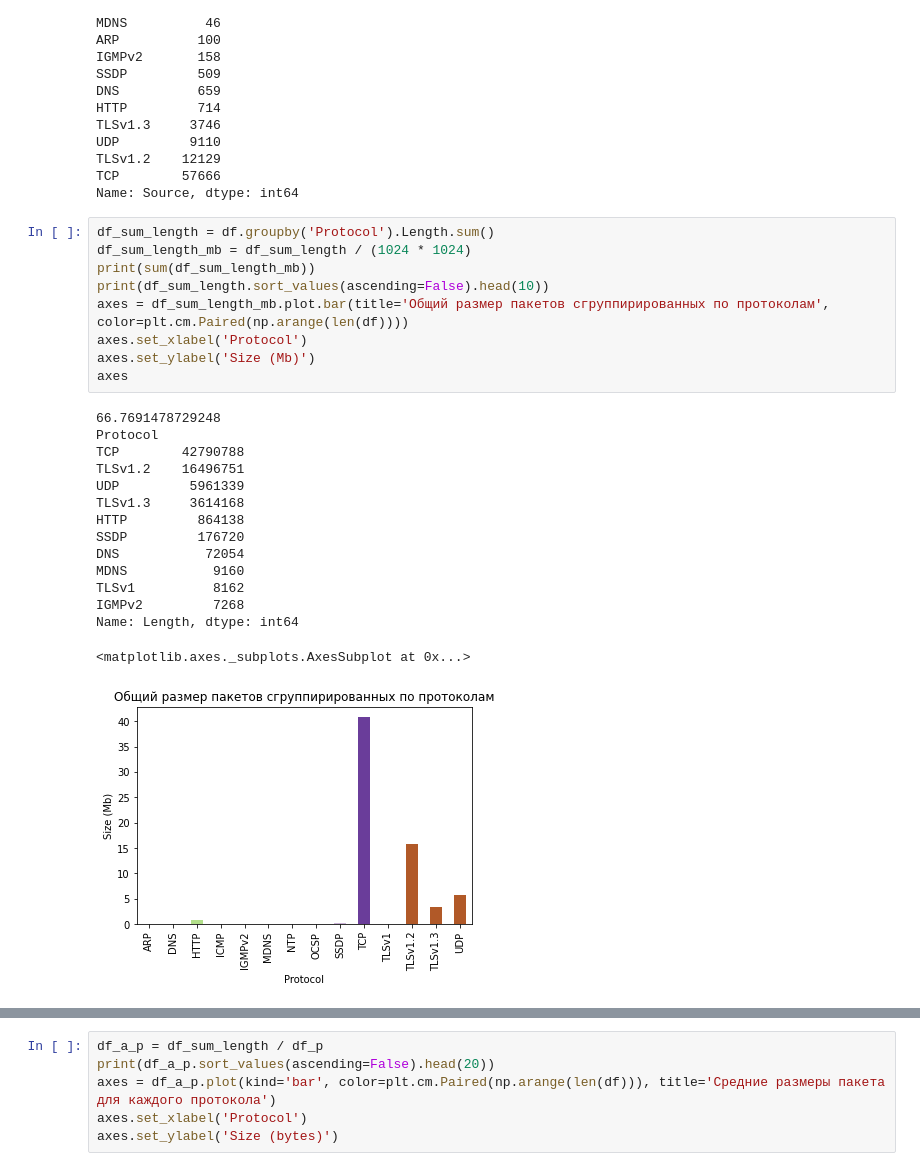
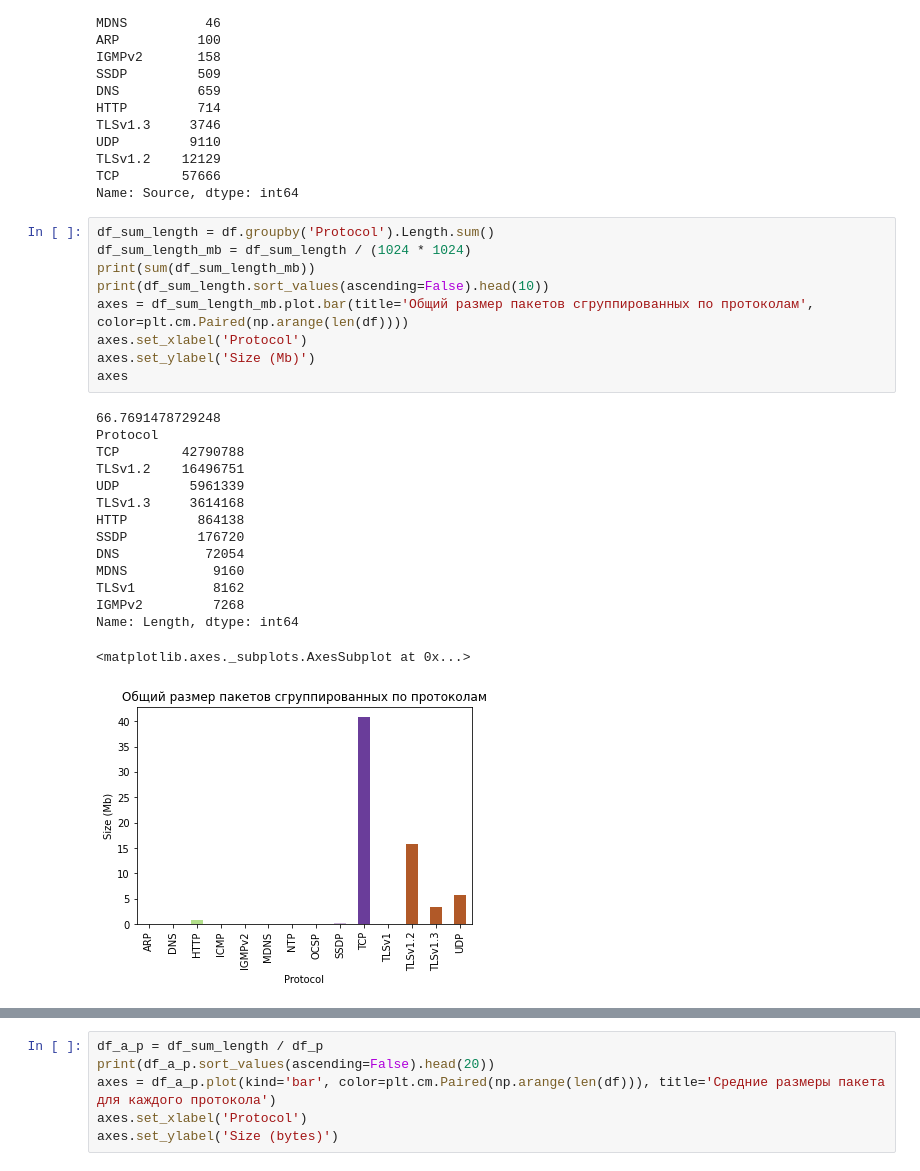
Before and after one commit to Safintim/traffic_analysis, a Jupyter notebook: analyze.ipynb, the cells around one changed output, grey strips where cells are left out. Cells and saved outputs as stored; diff of their text form.

```diff
--- a/analyze.ipynb
+++ b/analyze.ipynb
@@ -49,28 +49,28 @@ Name: Source, dtype: int64
 # %%
 df_sum_length = df.groupby('Protocol').Length.sum()
 df_sum_length_mb = df_sum_length / (1024 * 1024)
 print(sum(df_sum_length_mb))
 print(df_sum_length.sort_values(ascending=False).head(10))
-axes = df_sum_length_mb.plot.bar(title='Общий размер пакетов сгруппирированных по протоколам', color=plt.cm.Paired(np.arange(len(df))))
+axes = df_sum_length_mb.plot.bar(title='Общий размер пакетов сгруппированных по протоколам', color=plt.cm.Paired(np.arange(len(df))))
 axes.set_xlabel('Protocol')
 axes.set_ylabel('Size (Mb)')
 axes
 # %% [output]
 66.7691478729248
 Protocol
 TCP        42790788
 TLSv1.2    16496751
 UDP         5961339
 TLSv1.3     3614168
 HTTP         864138
 SSDP         176720
 DNS           72054
 MDNS           9160
 TLSv1          8162
 IGMPv2         7268
 Name: Length, dtype: int64
 <matplotlib.axes._subplots.AxesSubplot at 0x...>
-[figure, old version]
+[figure, new version]
 # %%
 df_p = df.groupby('Protocol').Source.count()
 print(df_p.sort_values(ascending=False).head(10))
```
Also changed, not shown: parts of 1 cell of this notebook, 4 other files.
